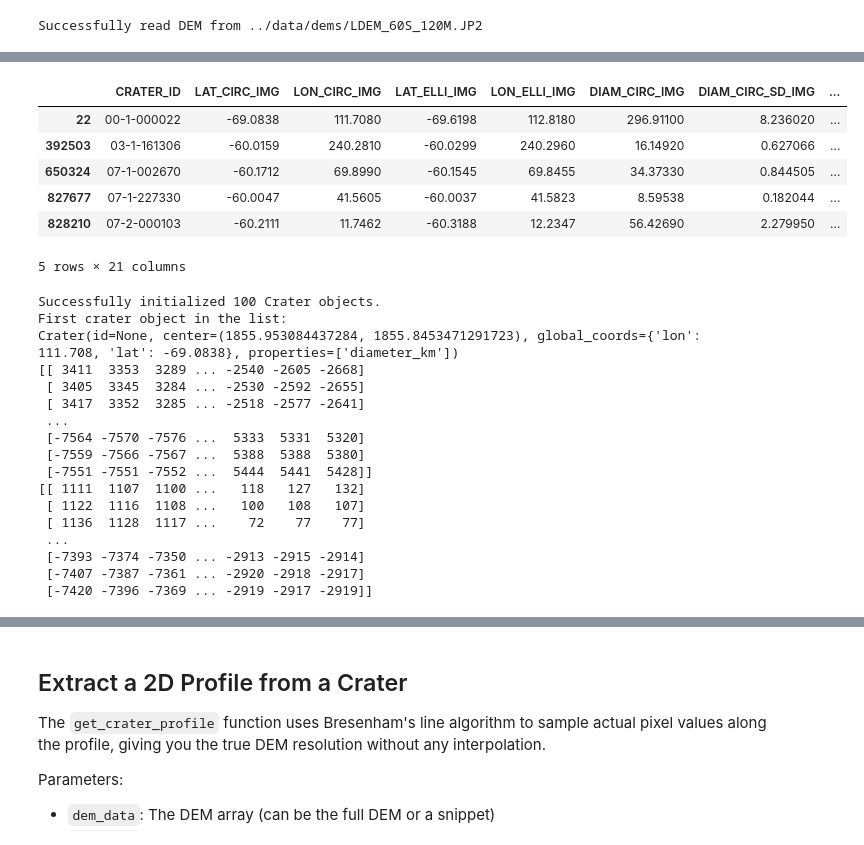
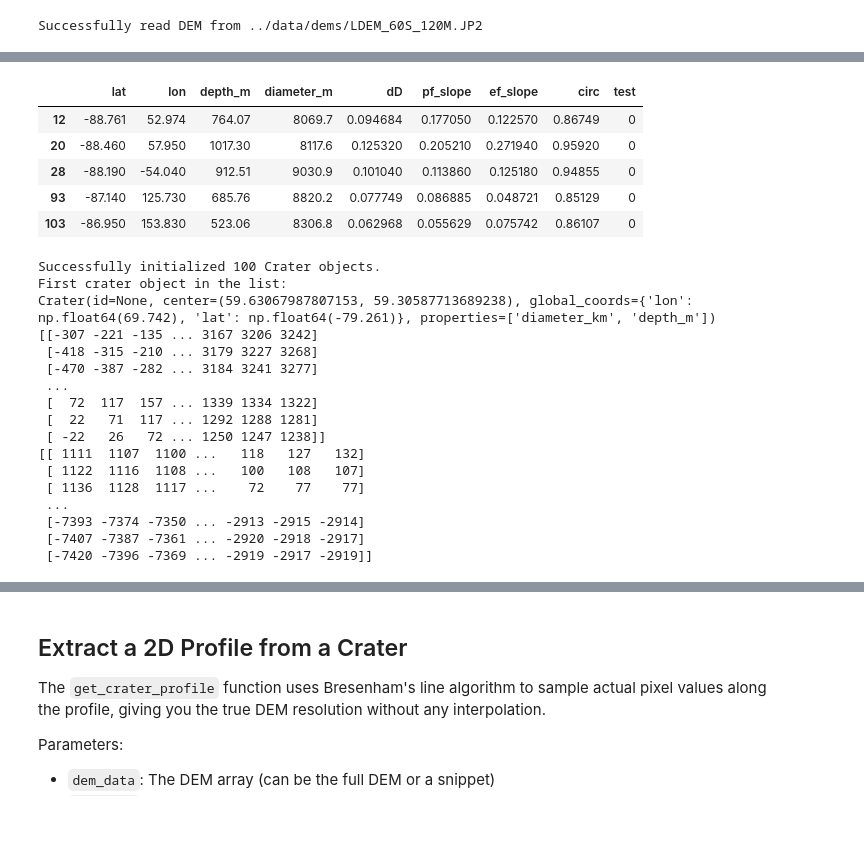
Before and after one commit to Andrew-Pick/lunar_dem_analysis, a Jupyter notebook: notebooks/exploratory_analysis.ipynb, the cells around one changed output, grey strips where cells are left out. Drawn from its saved outputs; the diff is of its cells as text; code cells hidden in the pictures.

```diff
--- a/notebooks/exploratory_analysis.ipynb
+++ b/notebooks/exploratory_analysis.ipynb
@@ -15,15 +15,19 @@ dem, metadata = read_dem('../data/dems/LDEM_60S_120M.JP2')
 # %% [output]
 Successfully read DEM from ../data/dems/LDEM_60S_120M.JP2
 # %%
-lat = 'LAT_CIRC_IMG'
-lon = 'LON_CIRC_IMG'
-diam = 'DIAM_CIRC_IMG'
+#lat = 'LAT_CIRC_IMG'
+#lon = 'LON_CIRC_IMG'
+#diam = 'DIAM_CIRC_IMG'
+lat = 'lat'
+lon = 'lon'
+diam = 'diameter_m'
+depth = 'depth_m'
 
-craters = read_crater_locations('../data/catalogs/lunar_crater_database_robbins_2018.csv')
-craters = filter_craters(craters, pole='south', lat_threshold=60, circ_threshold=None, diam_min=8, diam_max=None, lat_col=lat, diam_col=diam)
+#craters = read_crater_locations('../data/catalogs/lunar_crater_database_robbins_2018.csv')
+#craters = filter_craters(craters, pole='south', lat_threshold=60, circ_threshold=None, diam_min=8, diam_max=None, lat_col=lat, diam_col=diam)
 
-#craters = read_crater_locations('../data/catalogs/moon_data.csv')
-#craters = filter_craters(craters, pole='south', lat_threshold=60, circ_threshold=0.85, diam_min=8000, diam_max=None, lat_col=lat, diam_col=diam)
+craters = read_crater_locations('../data/catalogs/moon_data.csv')
+craters = filter_craters(craters, pole='south', lat_threshold=60, circ_threshold=0.85, diam_min=8000, diam_max=None, lat_col=lat, diam_col=diam)
 
 craters.head()
 # %% [output]
@@ -32,10 +36,9 @@ Filtered to 2511 craters matching criteria.
-|  | CRATER_ID | LAT_CIRC_IMG | LON_CIRC_IMG | LAT_ELLI_IMG | LON_ELLI_IMG | DIAM_CIRC_IMG | DIAM_CIRC_SD_IMG | ... |
-| 22 | 00-1-000022 | -69.0838 | 111.7080 | -69.6198 | 112.8180 | 296.91100 | 8.236020 | ... |
-| 392503 | 03-1-161306 | -60.0159 | 240.2810 | -60.0299 | 240.2960 | 16.14920 | 0.627066 | ... |
-| 650324 | 07-1-002670 | -60.1712 | 69.8990 | -60.1545 | 69.8455 | 34.37330 | 0.844505 | ... |
-| 827677 | 07-1-227330 | -60.0047 | 41.5605 | -60.0037 | 41.5823 | 8.59538 | 0.182044 | ... |
-| 828210 | 07-2-000103 | -60.2111 | 11.7462 | -60.3188 | 12.2347 | 56.42690 | 2.279950 | ... |
+|  | lat | lon | depth_m | diameter_m | dD | pf_slope | ef_slope | circ | test |
+| 12 | -88.761 | 52.974 | 764.07 | 8069.7 | 0.094684 | 0.177050 | 0.122570 | 0.86749 | 0 |
+| 20 | -88.460 | 57.950 | 1017.30 | 8117.6 | 0.125320 | 0.205210 | 0.271940 | 0.95920 | 0 |
+| 28 | -88.190 | -54.040 | 912.51 | 9030.9 | 0.101040 | 0.113860 | 0.125180 | 0.94855 | 0 |
+| 93 | -87.140 | 125.730 | 685.76 | 8820.2 | 0.077749 | 0.086885 | 0.048721 | 0.85129 | 0 |
+| 103 | -86.950 | 153.830 | 523.06 | 8306.8 | 0.062968 | 0.055629 | 0.075742 | 0.86107 | 0 |
-5 rows × 21 columns
 # %%
 ### Initialise Craters ###
 # Create an empty list to hold the Crater objects
@@ -48,7 +51,8 @@ for index, row in craters.head(100).iterrows():
     crater_id = None #row['CRATER_ID']
     crater_lon = row[lon]
     crater_lat = row[lat]
-    crater_diam_km = row[diam] #/1000.0  # Convert diameter from meters to kilometers
+    crater_diam_km = row[diam] /1000.0  # Convert diameter from meters to kilometers
+    crater_depth_m = row[depth]
 
     # Get the DEM snippet for this crater
     dem_snippet, snippet_meta, center_coords = get_dem_snippet(
@@ -70,6 +74,7 @@ for index, row in craters.head(100).iterrows():
     )
 
     crater_obj.add_property('diameter_km', crater_diam_km)
+    crater_obj.add_property('depth_m', crater_depth_m)
 
     # Add the new object to our list
     crater_objects.append(crater_obj)
@@ -78,20 +83,20 @@ for index, row in craters.head(100).iterrows():
 print(f"Successfully initialized {len(crater_objects)} Crater objects.")
 if crater_objects:
     print("First crater object in the list:")
-    print(crater_objects[0])
-    print(crater_objects[0].dem_data)
+    print(crater_objects[50])
+    print(crater_objects[50].dem_data)
 print(dem)
 # %% [output]
 Successfully initialized 100 Crater objects.
 First crater object in the list:
-Crater(id=None, center=(1855.953084437284, 1855.8453471291723), global_coords={'lon': 111.708, 'lat': -69.0838}, properties=['diameter_km'])
-[[ 3411  3353  3289 ... -2540 -2605 -2668]
- [ 3405  3345  3284 ... -2530 -2592 -2655]
- [ 3417  3352  3285 ... -2518 -2577 -2641]
+Crater(id=None, center=(59.63067987807153, 59.30587713689238), global_coords={'lon': np.float64(69.742), 'lat': np.float64(-79.261)}, properties=['diameter_km', 'depth_m'])
+[[-307 -221 -135 ... 3167 3206 3242]
+ [-418 -315 -210 ... 3179 3227 3268]
+ [-470 -387 -282 ... 3184 3241 3277]
  ...
- [-7564 -7570 -7576 ...  5333  5331  5320]
- [-7559 -7566 -7567 ...  5388  5388  5380]
- [-7551 -7551 -7552 ...  5444  5441  5428]]
+ [  72  117  157 ... 1339 1334 1322]
+ [  22   71  117 ... 1292 1288 1281]
+ [ -22   26   72 ... 1250 1247 1238]]
 [[ 1111  1107  1100 ...   118   127   132]
  [ 1122  1116  1108 ...   100   108   107]
  [ 1136  1128  1117 ...    72    77    77]
```
Also changed, not shown: parts of 6 cells of this notebook, 1 other file.
